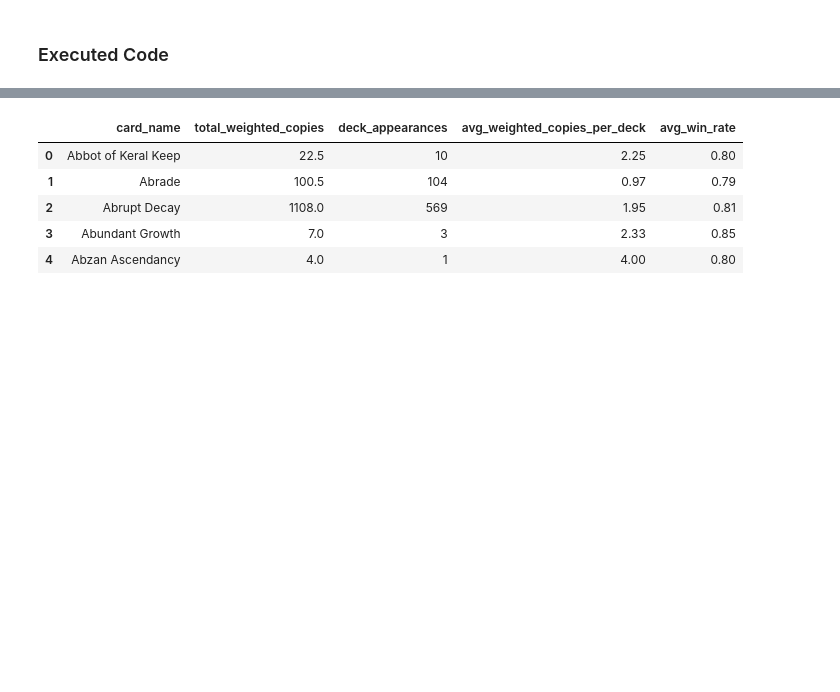
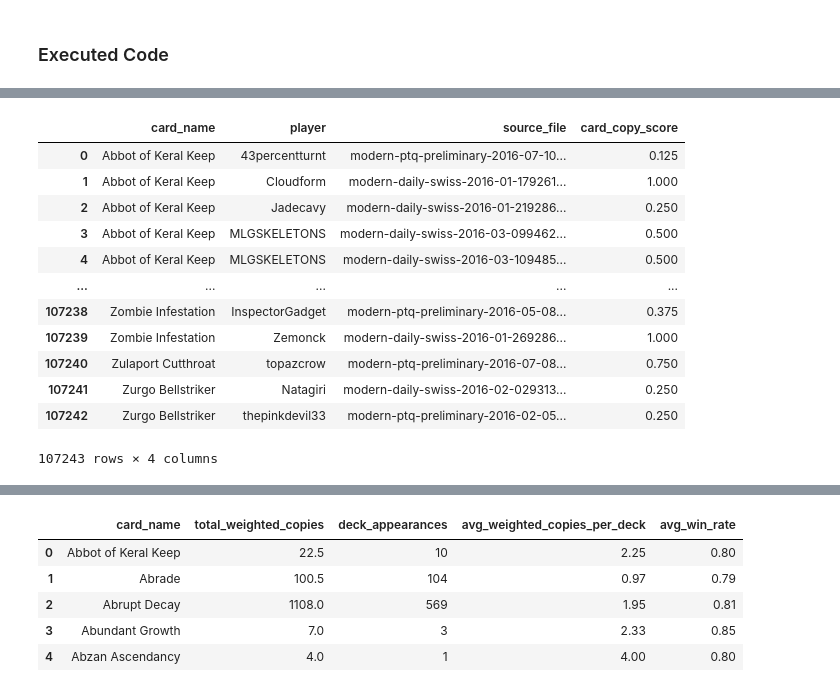
Before and after one commit to davidmwein/ai_projects, a Jupyter notebook: modern_cube/notebooks/build_cube.ipynb, the cells around one changed output, grey strips where cells are left out. Saved outputs shown, nothing was run; the diff lists cells and outputs as text; code cells hidden in the pictures; blank space fills up the shorter version.

Commit message:
Updated score logic

```diff
--- a/modern_cube/notebooks/build_cube.ipynb
+++ b/modern_cube/notebooks/build_cube.ipynb
@@ -97 +151,34 @@ tournament_size_weights = {
+# %%
+def calc_card_copy_score(df):
+    # apply mainboard/sideboard weight to each copy
+    df["card_copy_score"] = df.apply(
+        lambda row: row["card_count"] * mainboard_weight if row["is_mainboard"]
+        else row["card_count"] * sideboard_weight, axis=1
+    )
+
+    # sum weighted copies per card per player per tournament
+    deck_scores = df.groupby(
+        ["card_name", "player", "source_file"]
+    )["card_copy_score"].sum().reset_index()
+    #deck_scores.columns = ["card_name", "player", "source_file", "deck_copy_score"]
+    max_possible_card_score = max_card_copies * mainboard_weight # this = 4 in our model
+    deck_scores["card_copy_score"] = deck_scores["card_copy_score"] / max_possible_card_score
+    return deck_scores
+
+x = calc_card_copy_score(tournament_results)
+x
+# %% [output]
+|  | card_name | player | source_file | card_copy_score |
+| 0 | Abbot of Keral Keep | 43percentturnt | modern-ptq-preliminary-2016-07-10... | 0.125 |
+| 1 | Abbot of Keral Keep | Cloudform | modern-daily-swiss-2016-01-179261... | 1.000 |
+| 2 | Abbot of Keral Keep | Jadecavy | modern-daily-swiss-2016-01-219286... | 0.250 |
+| 3 | Abbot of Keral Keep | MLGSKELETONS | modern-daily-swiss-2016-03-099462... | 0.500 |
+| 4 | Abbot of Keral Keep | MLGSKELETONS | modern-daily-swiss-2016-03-109485... | 0.500 |
+| ... | ... | ... | ... | ... |
+| 107238 | Zombie Infestation | InspectorGadget | modern-ptq-preliminary-2016-05-08... | 0.375 |
+| 107239 | Zombie Infestation | Zemonck | modern-daily-swiss-2016-01-269286... | 1.000 |
+| 107240 | Zulaport Cutthroat | topazcrow | modern-ptq-preliminary-2016-07-08... | 0.750 |
+| 107241 | Zurgo Bellstriker | Natagiri | modern-daily-swiss-2016-02-029313... | 0.250 |
+| 107242 | Zurgo Bellstriker | thepinkdevil33 | modern-ptq-preliminary-2016-02-05... | 0.250 |
+107243 rows × 4 columns
 # %%
```
Also changed, not shown: parts of 11 cells of this notebook, 1 other file.
